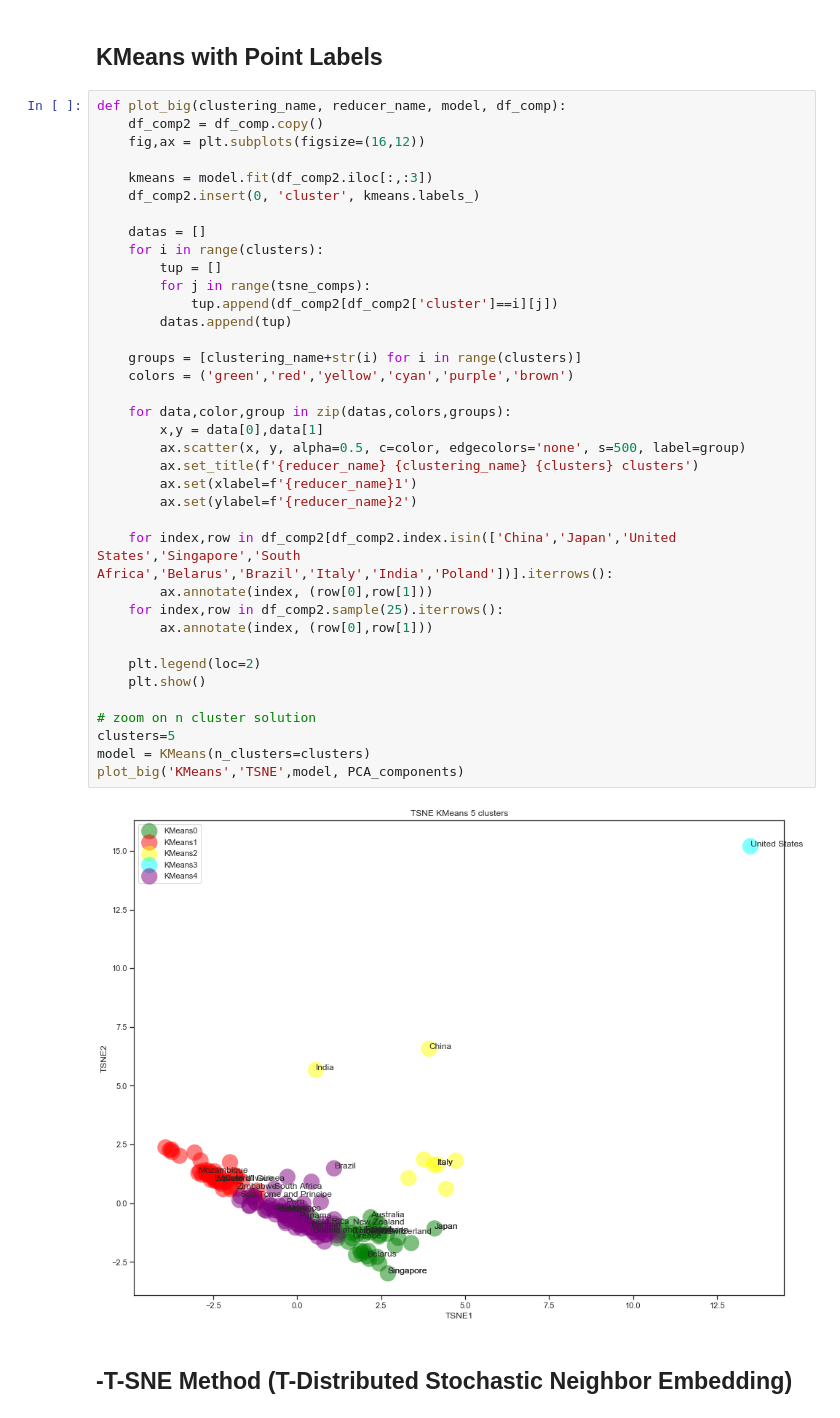
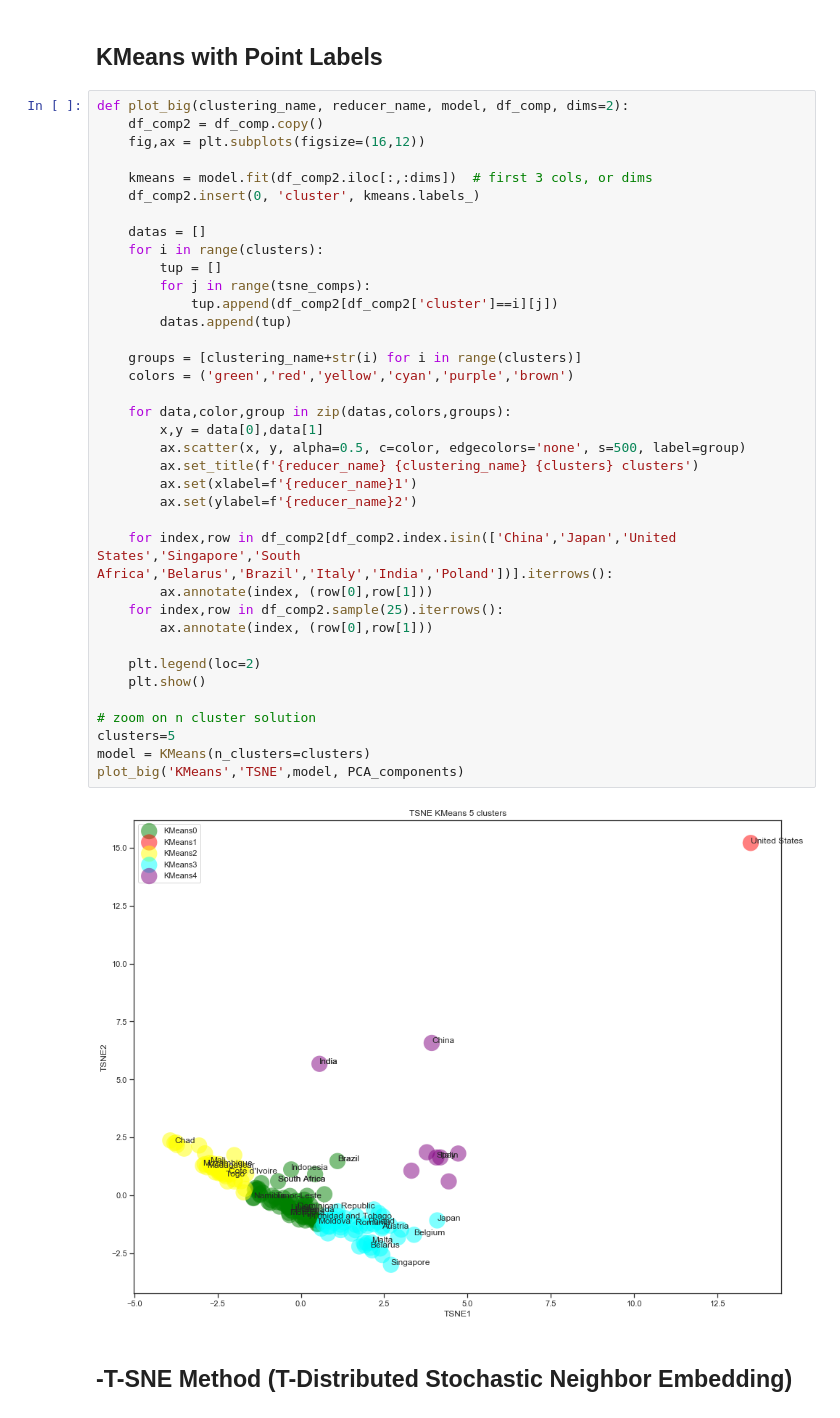
Before and after one commit to dougfoo/machineLearning, a Jupyter notebook: covid/COVID-global-clustering.ipynb, the cells around one changed output. Cells and saved outputs as stored; diff of their text form.

```diff
--- a/covid/COVID-global-clustering.ipynb
+++ b/covid/COVID-global-clustering.ipynb
@@ -426,44 +431,44 @@ plot_clusters('PCA', cluster_cases, PCA_components)
 # %% [markdown]
 ## KMeans with Point Labels
 # %%
-def plot_big(clustering_name, reducer_name, model, df_comp):
+def plot_big(clustering_name, reducer_name, model, df_comp, dims=2):
     df_comp2 = df_comp.copy()
     fig,ax = plt.subplots(figsize=(16,12))
 
-    kmeans = model.fit(df_comp2.iloc[:,:3])
+    kmeans = model.fit(df_comp2.iloc[:,:dims])  # first 3 cols, or dims
     df_comp2.insert(0, 'cluster', kmeans.labels_)
 
     datas = []
     for i in range(clusters):
         tup = []
         for j in range(tsne_comps):
             tup.append(df_comp2[df_comp2['cluster']==i][j])
         datas.append(tup)
 
     groups = [clustering_name+str(i) for i in range(clusters)]
     colors = ('green','red','yellow','cyan','purple','brown')
 
     for data,color,group in zip(datas,colors,groups):
         x,y = data[0],data[1]
         ax.scatter(x, y, alpha=0.5, c=color, edgecolors='none', s=500, label=group)
         ax.set_title(f'{reducer_name} {clustering_name} {clusters} clusters')
         ax.set(xlabel=f'{reducer_name}1')
         ax.set(ylabel=f'{reducer_name}2')
 
     for index,row in df_comp2[df_comp2.index.isin(['China','Japan','United States','Singapore','South Africa','Belarus','Brazil','Italy','India','Poland'])].iterrows():
         ax.annotate(index, (row[0],row[1]))
     for index,row in df_comp2.sample(25).iterrows():
         ax.annotate(index, (row[0],row[1]))
 
     plt.legend(loc=2)
     plt.show()
 
 # zoom on n cluster solution
 clusters=5
 model = KMeans(n_clusters=clusters)
 plot_big('KMeans','TSNE',model, PCA_components)
 # %% [output]
-[figure, old version]
+[figure, new version]
 # %% [markdown]
 ## -T-SNE Method (T-Distributed Stochastic Neighbor Embedding)
 # %%
```
Also changed, not shown: parts of 6 cells of this notebook.
